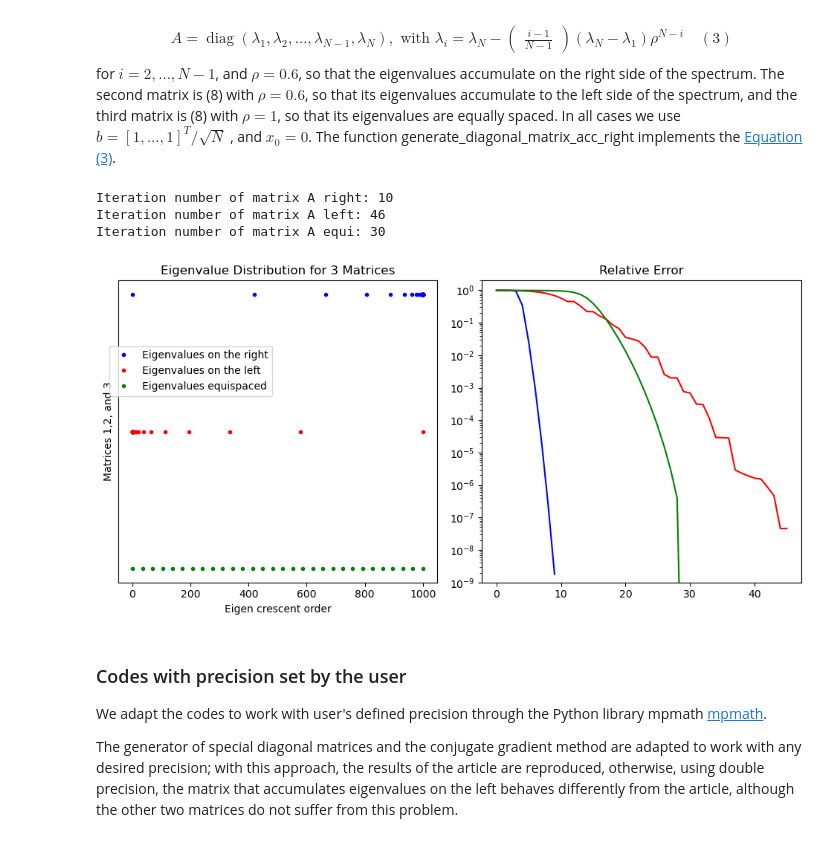
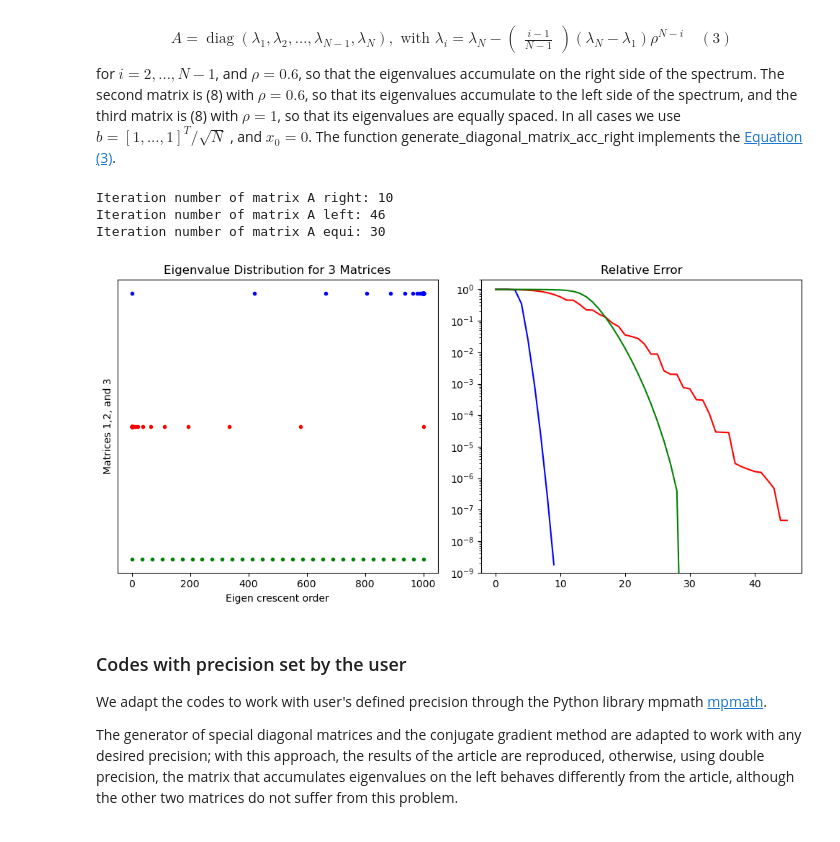
Before and after one commit to luizmc/Krylov, a Jupyter notebook: Krylov_CLS.ipynb, the cells around one changed output. Saved outputs shown, nothing was run; the diff lists cells and outputs as text; code cells hidden in the pictures.

```diff
--- a/Krylov_CLS.ipynb
+++ b/Krylov_CLS.ipynb
@@ -424,35 +424,35 @@ y_values = np.ones_like(vector2)+1
 axs[0].plot(vector2,y_values,marker='o',color='r', linestyle='', markersize=3,label='Eigenvalues on the left')
 y_values = np.ones_like(vector3)
 axs[0].plot(vector3,y_values,marker='o',color='g', linestyle='', markersize=3,label='Eigenvalues equispaced')
 
 axs[0].set_xlabel('Eigen crescent order')
 axs[0].set_ylabel('Matrices 1,2, and 3')
 axs[0].set_title('Eigenvalue Distribution for 3 Matrices')
 
 # Add legend
-axs[0].legend(loc='upper right', bbox_to_anchor=(.5, .8))
+#axs[0].legend(loc='upper right', bbox_to_anchor=(.5, .8))
 axs[0].set_yticks([])
 
 
 # Plot the second vector on the second subplot
 axs[1].plot(relerrorvec1,marker='',color='blue',label='Relative error right')
 axs[1].plot(relerrorvec2, marker='', color='r',label='Relative error left')
 axs[1].plot(relerrorvec3,marker='', color='g',label='Relative error eq')
 
 axs[1].set_title('Relative Error')
 axs[1].set_yscale('log')
 #axs[1].legend(loc='upper right', bbox_to_anchor=(.5, .8))
 axs[1].set_ylim(10**(-9), 2)
 # Adjust layout to prevent overlap
 plt.tight_layout()
 
 # Show the plot
 plt.show()
 # %% [output]
 Iteration number of matrix A right: 10
 Iteration number of matrix A left: 46
 Iteration number of matrix A equi: 30
-[figure, old version]
+[figure, new version]
 # %% [markdown]
 ### Codes with precision set by the user
 
```
Also changed, not shown: parts of 3 cells of this notebook.
